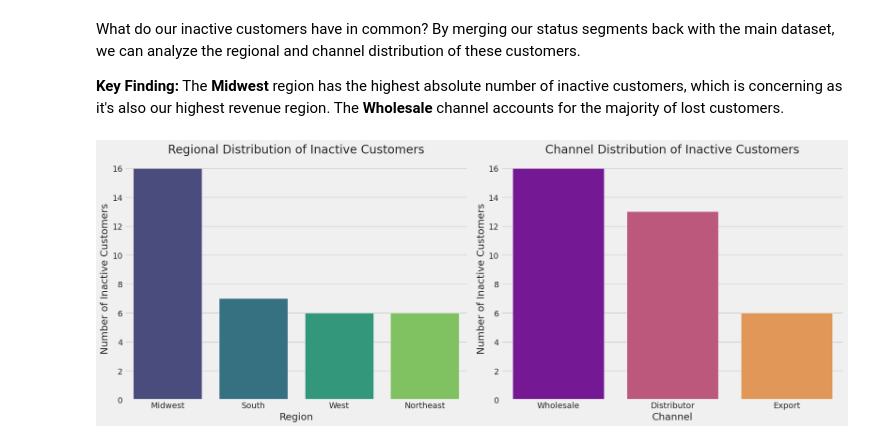
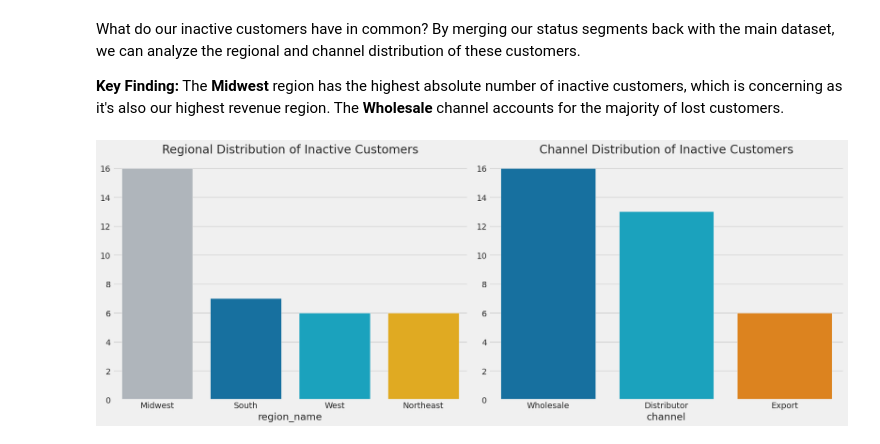
Before and after one commit to smmurdock/Regional-Sales-Analysis, a Jupyter notebook: Regional_Sales_Analysis.ipynb, the cells around one changed output. Cells and saved outputs as stored; diff of their text form; code cells hidden in the pictures.

```diff
--- a/Regional_Sales_Analysis.ipynb
+++ b/Regional_Sales_Analysis.ipynb
@@ -324,11 +265,11 @@ First, we need to find the most recent purchase date for each customer. We'll th
 # %%
-# Calculate Customer Recency
+# --- Calculate Recency and Define Status ---
 last_order_date = merged_df['orderdate'].max()
-customer_activity = merged_df.groupby('customer_names').agg(
-    last_purchase_date=('orderdate', 'max')
-).reset_index()
+customer_activity = merged_df.groupby('customer_names').agg(last_purchase_date=('orderdate', 'max')).reset_index()
 customer_activity['days_since_last_purchase'] = (last_order_date - customer_activity['last_purchase_date']).dt.days
-
-print("Recency calculation complete.")
-print("-" * 40)
+churn_threshold = customer_activity['days_since_last_purchase'].quantile(0.75)
+customer_activity['status'] = 'Active'
+customer_activity.loc[customer_activity['days_since_last_purchase'] > churn_threshold, 'status'] = 'Inactive'
+status_counts = customer_activity['status'].value_counts()
+status_counts
 # %% [output]
@@ -382,25 +296,17 @@ What do our inactive customers have in common? By merging our status segments ba
 
 **Key Finding:** The **Midwest** region has the highest absolute number of inactive customers, which is concerning as it's also our highest revenue region. The **Wholesale** channel accounts for the majority of lost customers.
 # %%
-# Analyze Characteristics of Inactive Customers
 inactive_customers = customer_activity[customer_activity['status'] == 'Inactive']['customer_names']
 inactive_df = merged_df[merged_df['customer_names'].isin(inactive_customers)]
-
 inactive_region_dist = inactive_df.drop_duplicates(subset='customer_names')['region_name'].value_counts()
 inactive_channel_dist = inactive_df.drop_duplicates(subset='customer_names')['channel'].value_counts()
 
 fig, ax = plt.subplots(1, 2, figsize=(18, 7))
-sns.barplot(x=inactive_region_dist.index, y=inactive_region_dist.values, hue=inactive_region_dist.index, ax=ax[0], palette='viridis', legend=False)
+sns.barplot(x=inactive_region_dist.index, y=inactive_region_dist.values, hue=inactive_region_dist.index, ax=ax[0], palette=region_colors, legend=False)
 ax[0].set_title('Regional Distribution of Inactive Customers')
-ax[0].set_ylabel('Number of Inactive Customers')
-ax[0].set_xlabel('Region')
-
-sns.barplot(x=inactive_channel_dist.index, y=inactive_channel_dist.values, hue=inactive_channel_dist.index, ax=ax[1], palette='plasma', legend=False)
+sns.barplot(x=inactive_channel_dist.index, y=inactive_channel_dist.values, hue=inactive_channel_dist.index, ax=ax[1], palette=channel_colors, legend=False)
 ax[1].set_title('Channel Distribution of Inactive Customers')
-ax[1].set_ylabel('Number of Inactive Customers')
-ax[1].set_xlabel('Channel')
-
 plt.tight_layout()
 plt.show()
 # %% [output]
-[figure, old version]
+[figure, new version]
```
Also changed, not shown: parts of 15 cells of this notebook.
